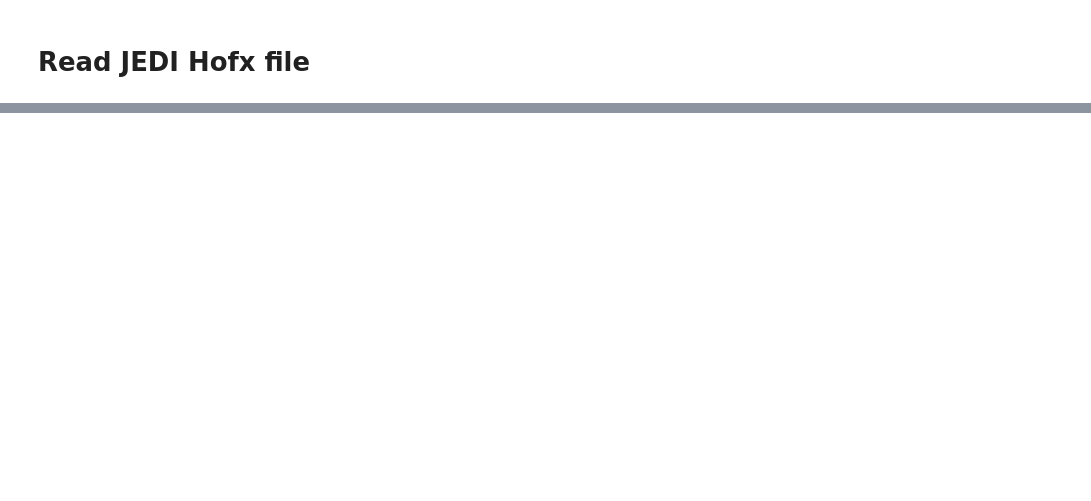
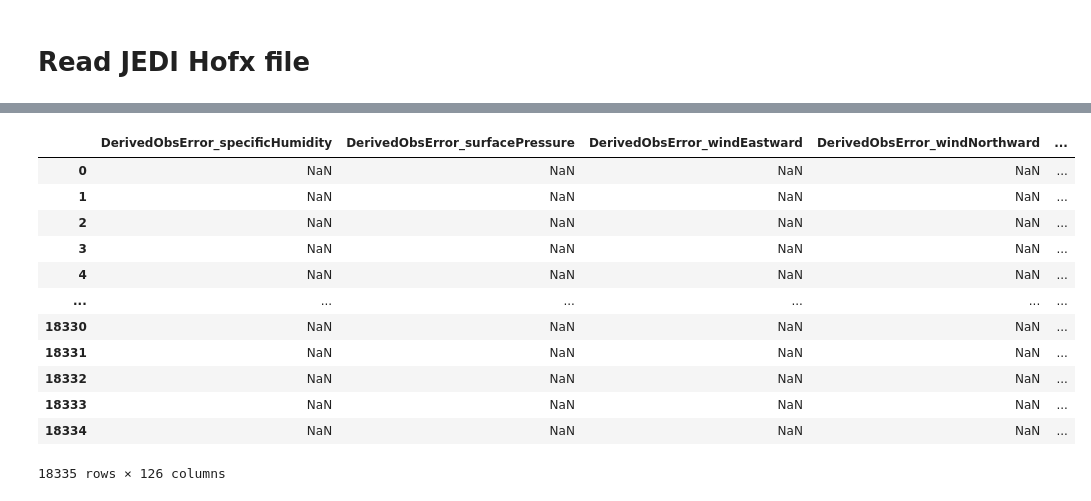
Before and after one commit to NOAA-GSL/pyDAmonitor, a Jupyter notebook: code/jedi_diag_explore.ipynb, the cells around one changed output, grey strips where cells are left out. Cells and saved outputs as stored; diff of their text form; code cells hidden in the pictures; blank space fills up the shorter version.

```diff
--- a/code/jedi_diag_explore.ipynb
+++ b/code/jedi_diag_explore.ipynb
@@ -92,0 +65,11 @@ for i in data:
+# %%
+obs_values =  ['specificHumidity', 'airTemperature', 'surfacePressure',
+               'windEastward', 'windNorthward']
+# %%
+dfs = {}
+# %%
+for var_name in obs_values:
+    col_name = f'ObsValue_{var_name}'
+    df_fil = df.dropna(subset=[col_name])
+    df_fil = df_fil.dropna(axis=1, how='all')
+    dfs[var_name] = df_fil
@@ -92,0 +78,6 @@ for i in data:
+# %%
+for var_name, df in dfs.items():
+    print(var_name)
+    oma_col = f'oman_{var_name}'
+    nan_proportion = df[oma_col].isna().mean()
+    print(f'Prop NaN: {nan_proportion}')
@@ -92,0 +93,16 @@ for i in data:
+# %%
+df
+# %% [output]
+|  | DerivedObsError_specificHumidity | DerivedObsError_surfacePressure | DerivedObsError_windEastward | DerivedObsError_windNorthward | ... |
+| 0 | NaN | NaN | NaN | NaN | ... |
+| 1 | NaN | NaN | NaN | NaN | ... |
+| 2 | NaN | NaN | NaN | NaN | ... |
+| 3 | NaN | NaN | NaN | NaN | ... |
+| 4 | NaN | NaN | NaN | NaN | ... |
+| ... | ... | ... | ... | ... | ... |
+| 18330 | NaN | NaN | NaN | NaN | ... |
+| 18331 | NaN | NaN | NaN | NaN | ... |
+| 18332 | NaN | NaN | NaN | NaN | ... |
+| 18333 | NaN | NaN | NaN | NaN | ... |
+| 18334 | NaN | NaN | NaN | NaN | ... |
+18335 rows × 126 columns
```
Also changed, not shown: parts of 13 cells of this notebook, 9 other files.
